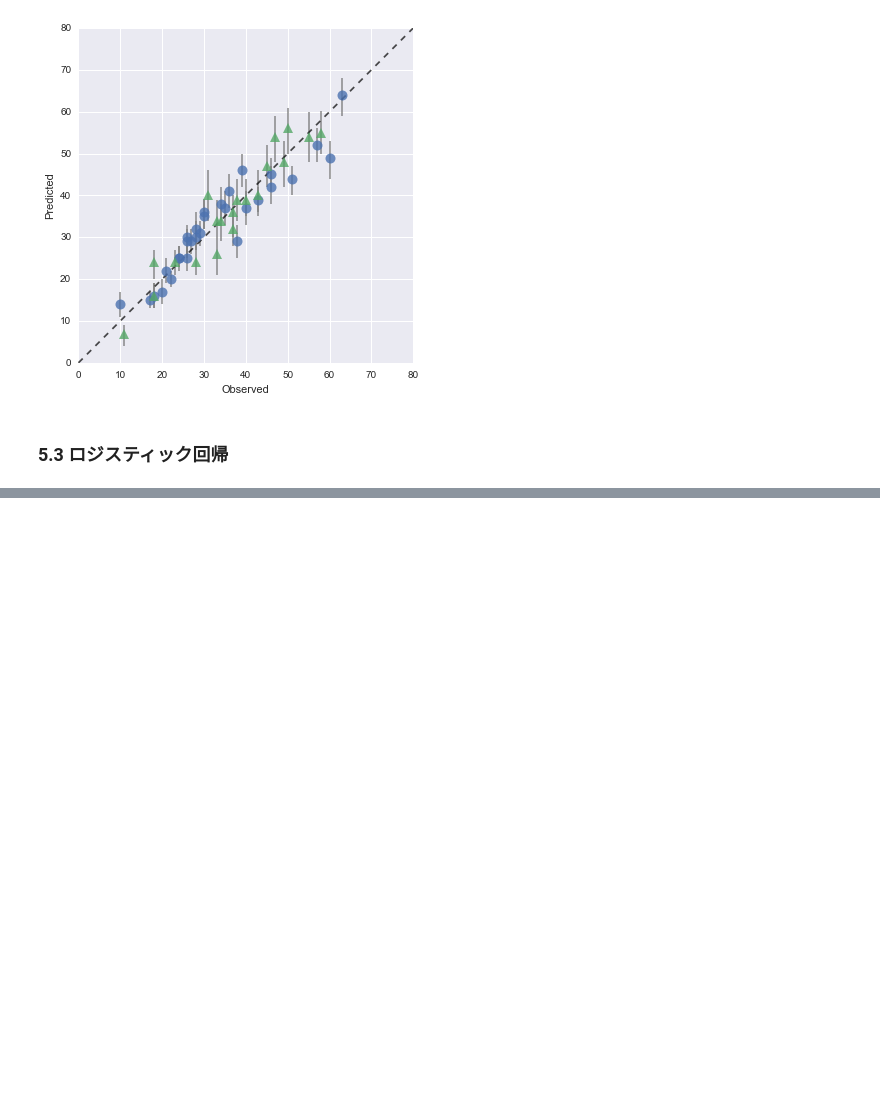
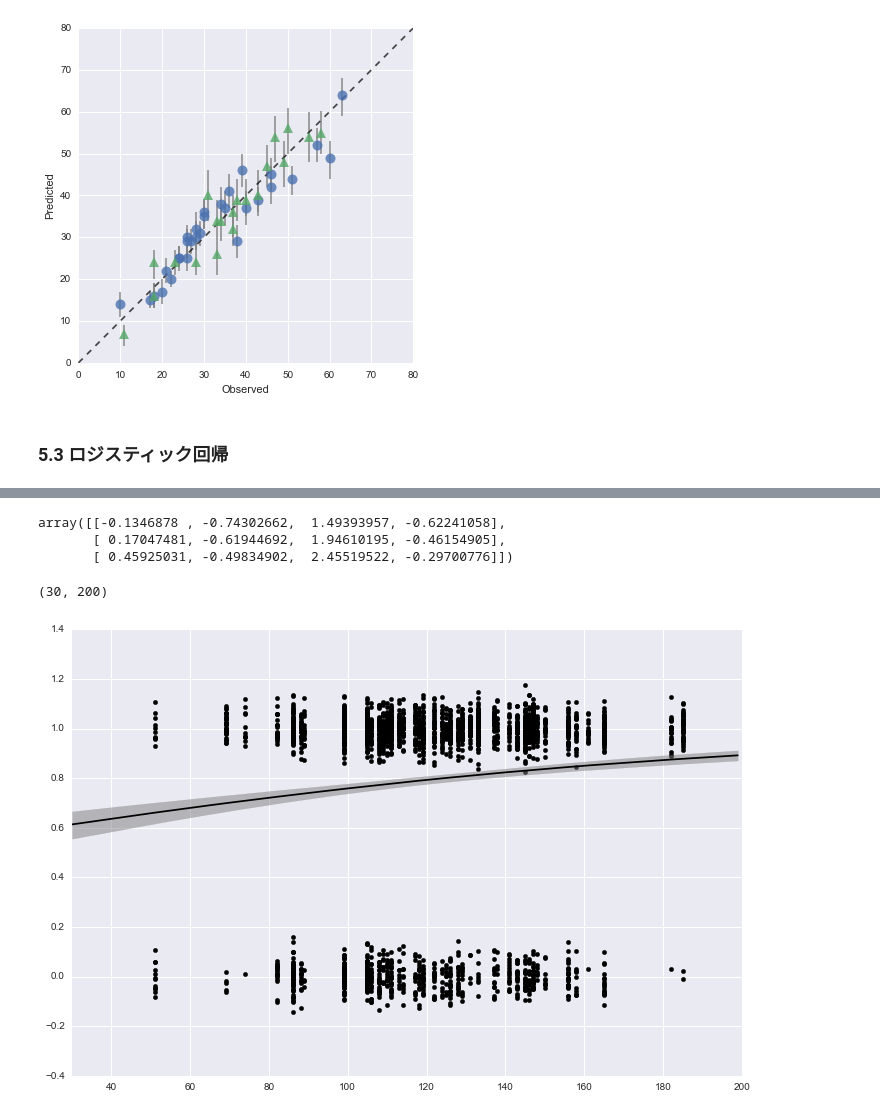
Before and after one commit to hmj/r-stan-stats-modeling-in-python, a Jupyter notebook: chap05/ohnishi/chapter5.ipynb, the cells around one changed output, grey strips where cells are left out. Cells and saved outputs as stored; diff of their text form; code cells hidden in the pictures; blank space fills up the shorter version.

```diff
--- a/chap05/ohnishi/chapter5.ipynb
+++ b/chap05/ohnishi/chapter5.ipynb
@@ -367,0 +411,38 @@ ax.set_ylabel('Predicted')
+# %%
+ms53 = fit53.extract()
+# %%
+b1 = ms53["b"][:,0]
+b3 = ms53["b"][:,2]
+# %%
+np.percentile(ms53["b"],[10,50,90], axis=0)
+# %% [output]
+array([[-0.1346878 , -0.74302662,  1.49393957, -0.62241058],
+       [ 0.17047481, -0.61944692,  1.94610195, -0.46154905],
+       [ 0.45925031, -0.49834902,  2.45519522, -0.29700776]])
+# %%
+x_range = np.arange(30,200)
+
+def logistic(x):
+    return 1 / (1 + np.exp(-x))
+
+def get_quantile(x):
+    q_mcmc = b1 + b3*x/200
+    qua = np.percentile(q_mcmc, [10,50,90])
+    return [qua[0], qua[1], qua[2]]
+# %%
+df_p = pd.DataFrame([get_quantile(x) for x in x_range],columns=["p10", "p50", "p90"]).pipe(lambda df:logistic(df))
+# %%
+df3_y1 = df3[df3.Y == 1]
+df3_y0 = df3[df3.Y == 0]
+y_norm_1 = 1 + np.random.normal(scale=0.05, size=len(df3_y1))
+y_norm_0 = 0  + np.random.normal(scale=0.05, size=len(df3_y0))
+plt.figure(figsize=(12,8))
+plt.scatter(df3_y0.Score, y_norm_0, color="black")
+plt.scatter(df3_y1.Score, y_norm_1, color="black")
+# sns.swarmplot(x="Score", y="Y", data=df3)
+plt.plot(x_range, df_p.p50, "-", color="black")
+plt.fill_between(x_range, df_p.p10, df_p.p90, color='gray', alpha=0.5)
+plt.xlim(30,200)
+# %% [output]
+(30, 200)
+[figure, added]
```
Also changed, not shown: parts of 22 cells of this notebook, 2 other files.
